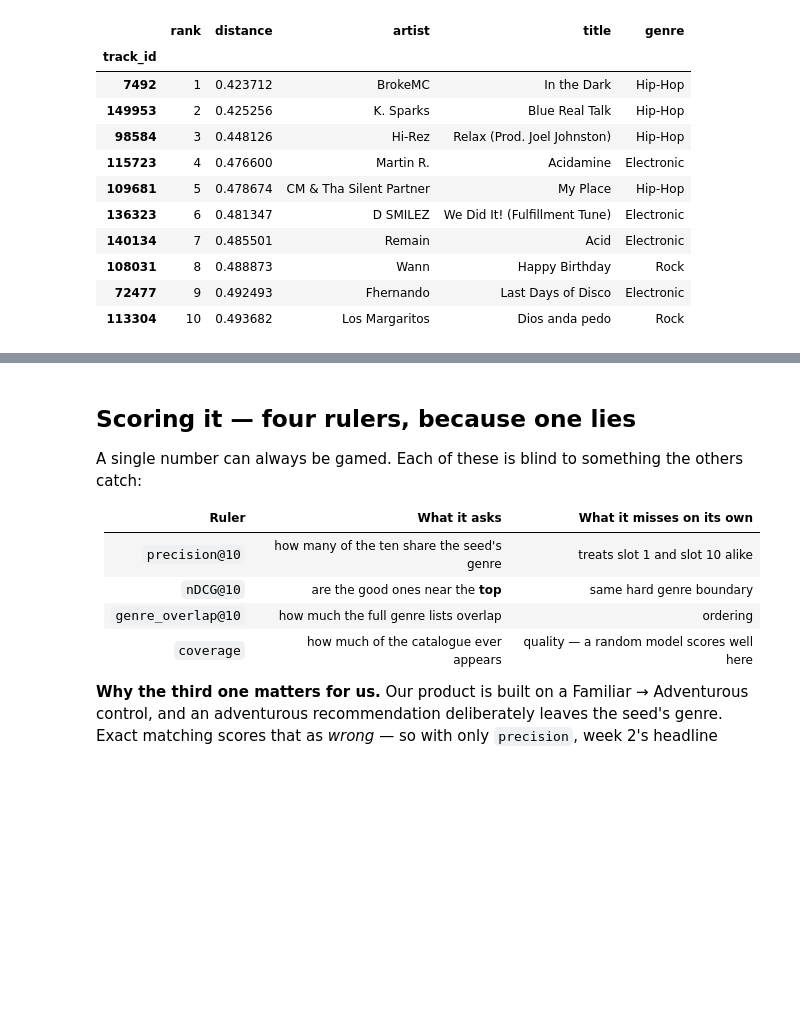
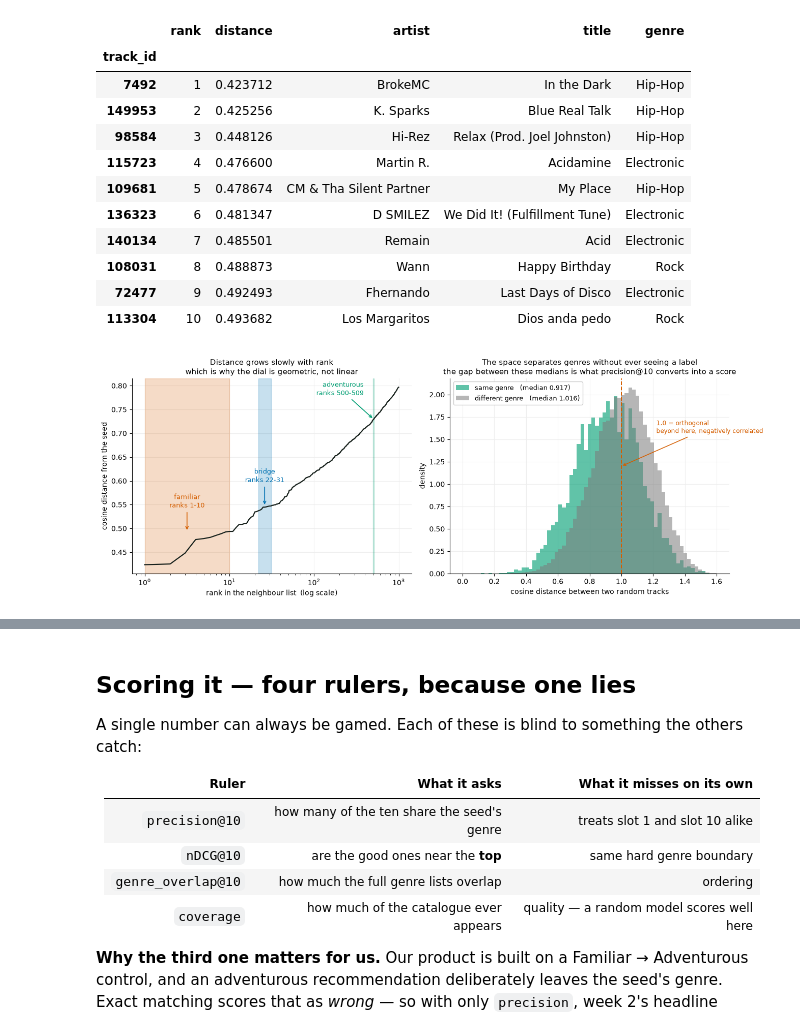
Before and after one commit to TimFlemmings/capstone-matchas-tastebridge, a Jupyter notebook: notebooks/01_eda_baseline.ipynb, the cells around one changed output, grey strips where cells are left out. Cells and saved outputs as stored; diff of their text form; code cells hidden in the pictures; blank space fills up the shorter version.

```diff
--- a/notebooks/01_eda_baseline.ipynb
+++ b/notebooks/01_eda_baseline.ipynb
@@ -337,3 +353,89 @@ seed: AWOL — Food [Hip-Hop]
 | 108031 | 8 | 0.488873 | Wann | Happy Birthday | Rock |
 | 72477 | 9 | 0.492493 | Fhernando | Last Days of Disco | Electronic |
 | 113304 | 10 | 0.493682 | Los Margaritos | Dios anda pedo | Rock |
+# %%
+# Two things worth seeing before trusting the space.
+#
+# A PC1/PC2 scatter is the obvious plot here and it is the wrong one: those two
+# components hold under 20% of the variance, so everything lands in one blob and
+# the picture argues against a model that demonstrably works. These two panels
+# show what is actually true instead.
+import matplotlib.pyplot as plt
+import numpy as np
+
+fig, (ax1, ax2) = plt.subplots(1, 2, figsize=(13.5, 5))
+
+# ---- left: distance against rank -------------------------------------------
+# The curve the whole adventure dial is shaped around.
+seed_row = X_pca.index.get_loc(SEED_TRACK)
+d_all, _ = index.kneighbors(X_pca.iloc[[seed_row]], n_neighbors=1001)
+d_all = d_all[0][1:]
+ranks = np.arange(1, len(d_all) + 1)
+
+ax1.plot(ranks, d_all, color="#17211C", lw=1.6)
+# The last label is pushed left rather than centred — centred, it runs off the
+# right edge of the panel and the rank range gets clipped.
+for lo, hi, colour, lbl, dx, ha in [
+        (1, 10, "#D55E00", "familiar\nranks 1-10", 0, "center"),
+        (22, 31, "#0072B2", "bridge\nranks 22-31", 0, "center"),
+        (500, 509, "#009E73", "adventurous\nranks 500-509", -14, "right")]:
+    ax1.axvspan(lo, hi, color=colour, alpha=.22)
+    ax1.annotate(lbl, xy=(np.sqrt(lo * hi), d_all[hi - 1]), xytext=(dx, 34),
+                 textcoords="offset points", ha=ha, fontsize=9, color=colour,
+                 arrowprops=dict(arrowstyle="->", color=colour, lw=1.2))
+
+ax1.set_xscale("log")
+ax1.set_xlabel("rank in the neighbour list  (log scale)")
+ax1.set_ylabel("cosine distance from the seed")
+ax1.set_title("Distance grows slowly with rank\nwhich is why the dial is geometric, not linear",
+              fontsize=11)
+ax1.grid(color="#EEEEEE"); ax1.set_axisbelow(True)
+ax1.spines[["top", "right"]].set_visible(False)
+
+# ---- right: does the space know about genre without being told? -------------
+# Sample pairs and split them by whether the two tracks share a genre. If the
+# distributions sit on top of each other, the space carries no genre signal and
+# precision@10 would be luck.
+rng = np.random.default_rng(42)
+i, j = rng.integers(0, len(X_pca), 40000), rng.integers(0, len(X_pca), 40000)
+keep = i != j
+i, j = i[keep], j[keep]
+
+V = X_pca.values
+num = np.einsum("ij,ij->i", V[i], V[j])
+pair_d = 1 - num / (np.linalg.norm(V[i], axis=1) * np.linalg.norm(V[j], axis=1))
+same = np.asarray(labels.astype(str))[i] == np.asarray(labels.astype(str))[j]
+
+bins = np.linspace(0, 1.6, 70)
+ax2.hist(pair_d[same], bins=bins, color="#009E73", alpha=.62, density=True,
+         label=f"same genre   (median {np.median(pair_d[same]):.3f})")
+ax2.hist(pair_d[~same], bins=bins, color="#7B7B7B", alpha=.55, density=True,
+         label=f"different genre   (median {np.median(pair_d[~same]):.3f})")
+ax2.axvline(1.0, color="#D55E00", ls="--", lw=1.4)
+ax2.annotate("1.0 = orthogonal\nbeyond here, negatively correlated",
+             xy=(1.0, ax2.get_ylim()[1] * .55), xytext=(1.22, ax2.get_ylim()[1] * .72),
+             fontsize=8.5, color="#D55E00",
+             arrowprops=dict(arrowstyle="->", color="#D55E00", lw=1.1))
+
+ax2.set_xlabel("cosine distance between two random tracks")
+ax2.set_ylabel("density")
+ax2.set_title("The space separates genres without ever seeing a label\n"
+              "the gap between these medians is what precision@10 converts into a score",
+              fontsize=11)
+ax2.legend(fontsize=9.5, framealpha=.95)
+ax2.grid(color="#EEEEEE"); ax2.set_axisbelow(True)
+ax2.spines[["top", "right"]].set_visible(False)
+
+plt.tight_layout()
+plt.show()
+
+gap = np.median(pair_d[~same]) - np.median(pair_d[same])
+print(f"Same-genre pairs sit {gap:.3f} closer in median than different-genre pairs.")
+print("The model never reads a genre label — it only measures distance between audio")
+print("features. That the two distributions separate at all is the evidence the")
+print("feature space carries real musical structure.")
+print("\nThe separation is a shift, not a split: the distributions overlap heavily,")
+print("which is exactly why precision@10 lands at 0.40 and not 0.95. Genre is a")
+print("coarse proxy for what a listener hears.")
+# %% [output]
+[figure, added]
```
Also changed, not shown: parts of 8 cells of this notebook.
